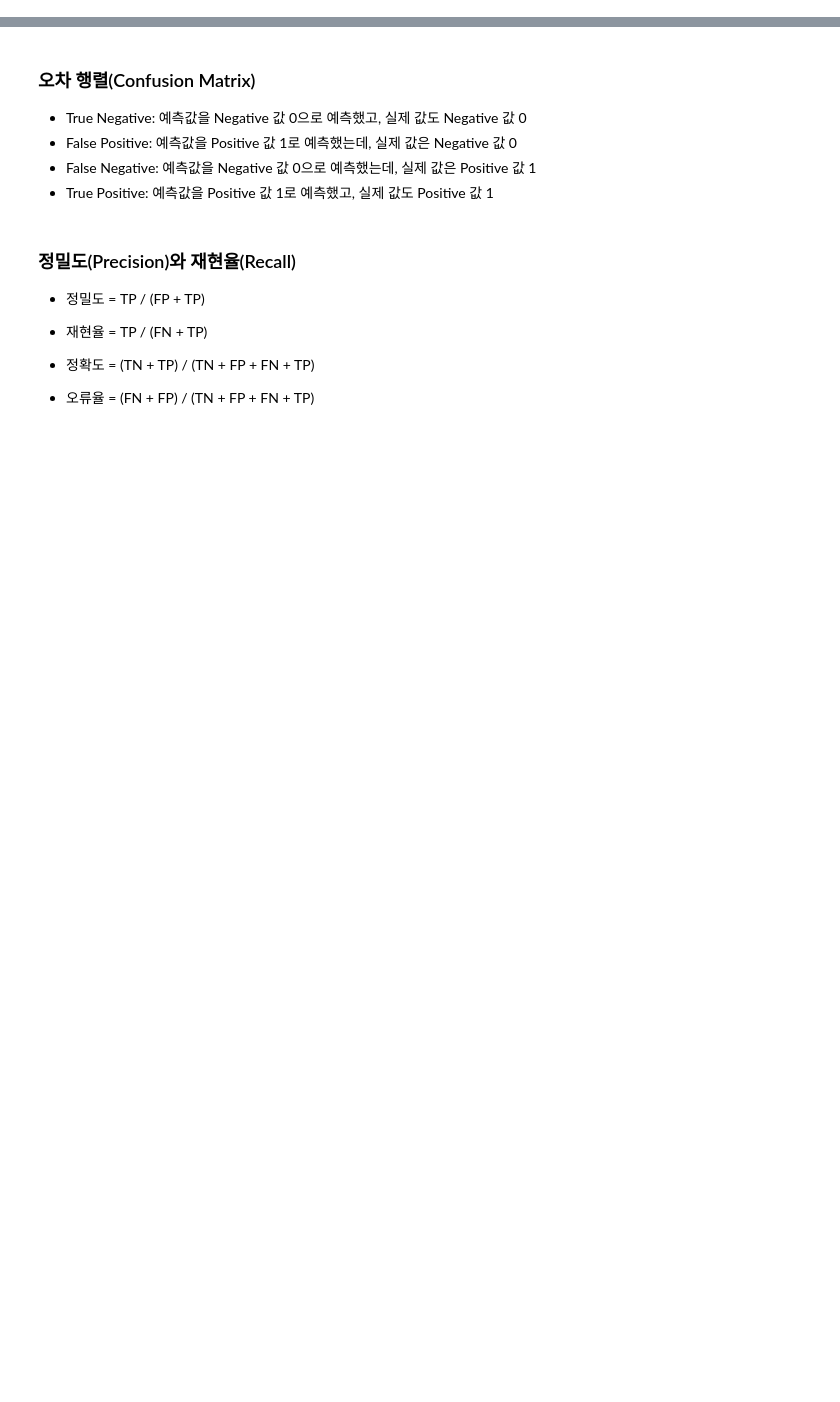
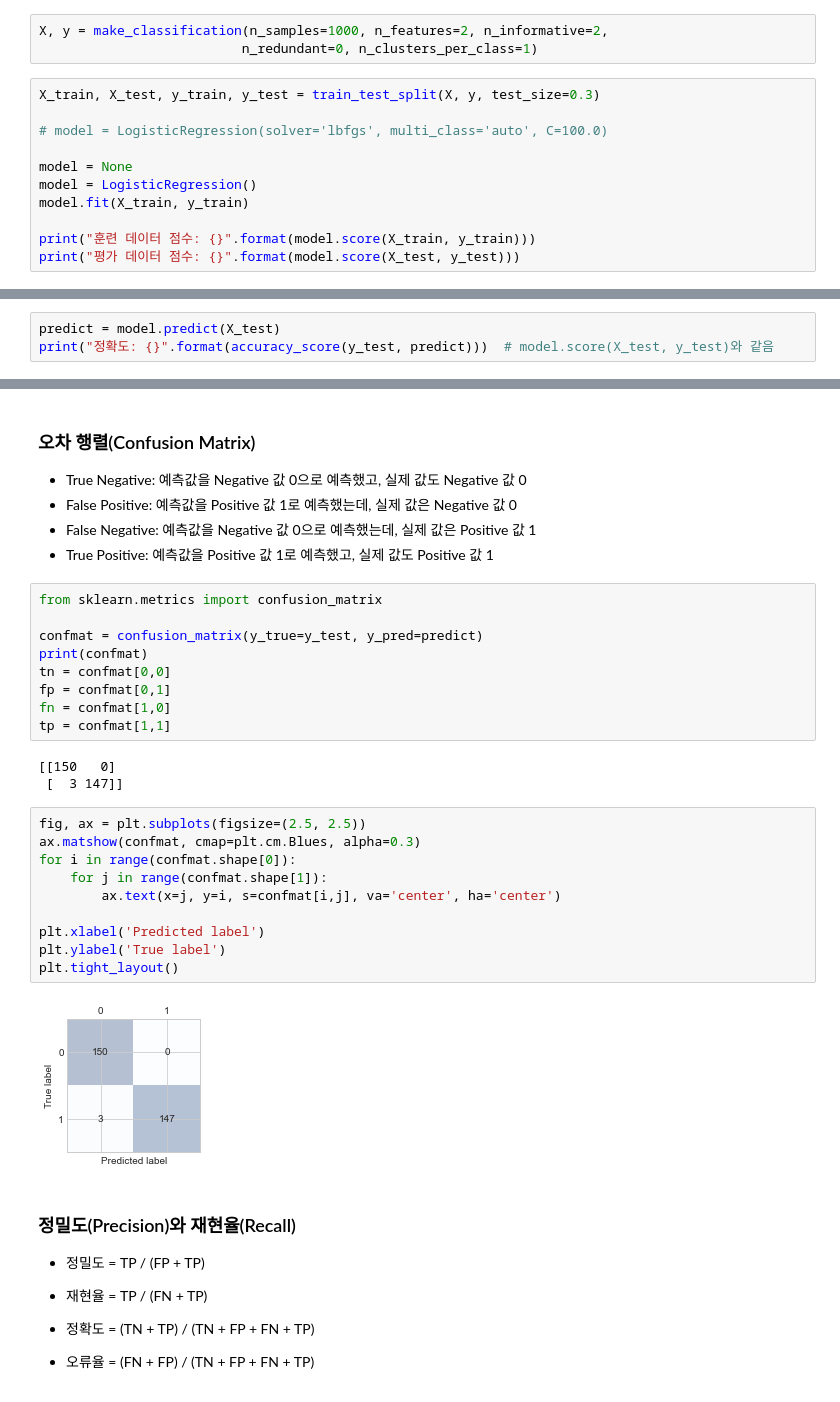
Before and after one commit to fasthill/scikit-learn-study, a Jupyter notebook: 1. scikit_learn_basic.ipynb, the cells around one changed output, grey strips where cells are left out. Saved outputs shown, nothing was run; the diff lists cells and outputs as text; blank space fills up the shorter version.

Commit message:
add metrics

```diff
--- a/1. scikit_learn_basic.ipynb
+++ b/1. scikit_learn_basic.ipynb
@@ -400,0 +506,14 @@ x_i^{'} = \frac{x_i-min(x)}{max(x)-min(x)}
+# %%
+X, y = make_classification(n_samples=1000, n_features=2, n_informative=2,
+                          n_redundant=0, n_clusters_per_class=1)
+# %%
+X_train, X_test, y_train, y_test = train_test_split(X, y, test_size=0.3)
+
+# model = LogisticRegression(solver='lbfgs', multi_class='auto', C=100.0)
+
+model = None
+model = LogisticRegression()
+model.fit(X_train, y_train)
+
+print("훈련 데이터 점수: {}".format(model.score(X_train, y_train)))
+print("평가 데이터 점수: {}".format(model.score(X_test, y_test)))
@@ -400,0 +523,3 @@ x_i^{'} = \frac{x_i-min(x)}{max(x)-min(x)}
+# %%
+predict = model.predict(X_test)
+print("정확도: {}".format(accuracy_score(y_test, predict)))  # model.score(X_test, y_test)와 같음
@@ -405,6 +532,30 @@ x_i^{'} = \frac{x_i-min(x)}{max(x)-min(x)}
 * False Positive: 예측값을 Positive 값 1로 예측했는데, 실제 값은 Negative 값 0
 * False Negative: 예측값을 Negative 값 0으로 예측했는데, 실제 값은 Positive 값 1
 * True Positive: 예측값을 Positive 값 1로 예측했고, 실제 값도 Positive 값 1
+# %%
+from sklearn.metrics import confusion_matrix
+
+confmat = confusion_matrix(y_true=y_test, y_pred=predict)
+print(confmat)
+tn = confmat[0,0]
+fp = confmat[0,1]
+fn = confmat[1,0]
+tp = confmat[1,1]
+# %% [output]
+[[150   0]
+ [  3 147]]
+# %%
+fig, ax = plt.subplots(figsize=(2.5, 2.5))
+ax.matshow(confmat, cmap=plt.cm.Blues, alpha=0.3)
+for i in range(confmat.shape[0]):
+    for j in range(confmat.shape[1]):
+        ax.text(x=j, y=i, s=confmat[i,j], va='center', ha='center')
+
+plt.xlabel('Predicted label')
+plt.ylabel('True label')
+plt.tight_layout()
+# %% [output]
+[figure, added]
 # %% [markdown]
 ### 정밀도(Precision)와 재현율(Recall)
 
```
Also changed, not shown: parts of 31 cells of this notebook.
